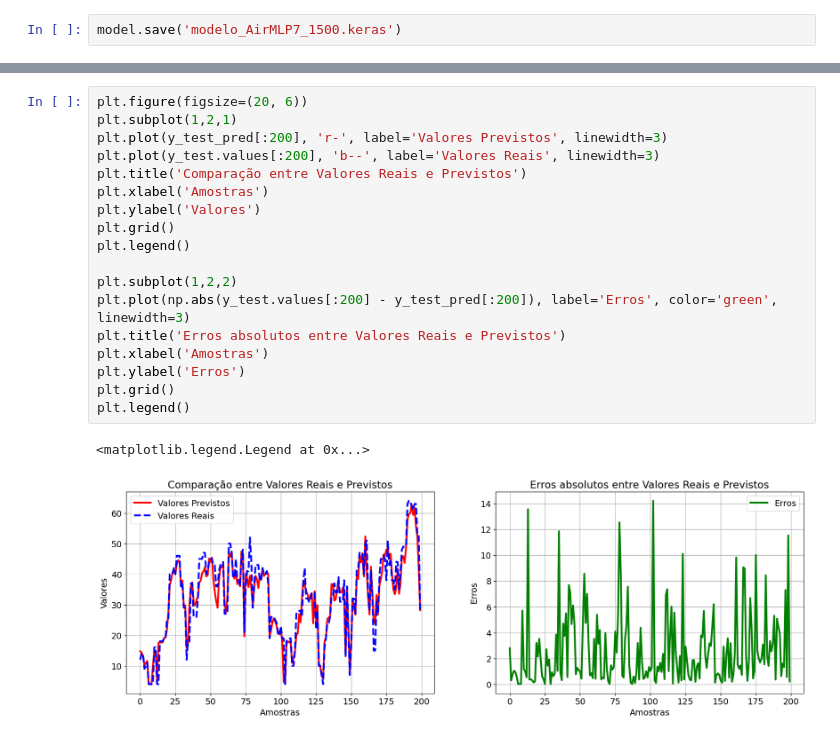
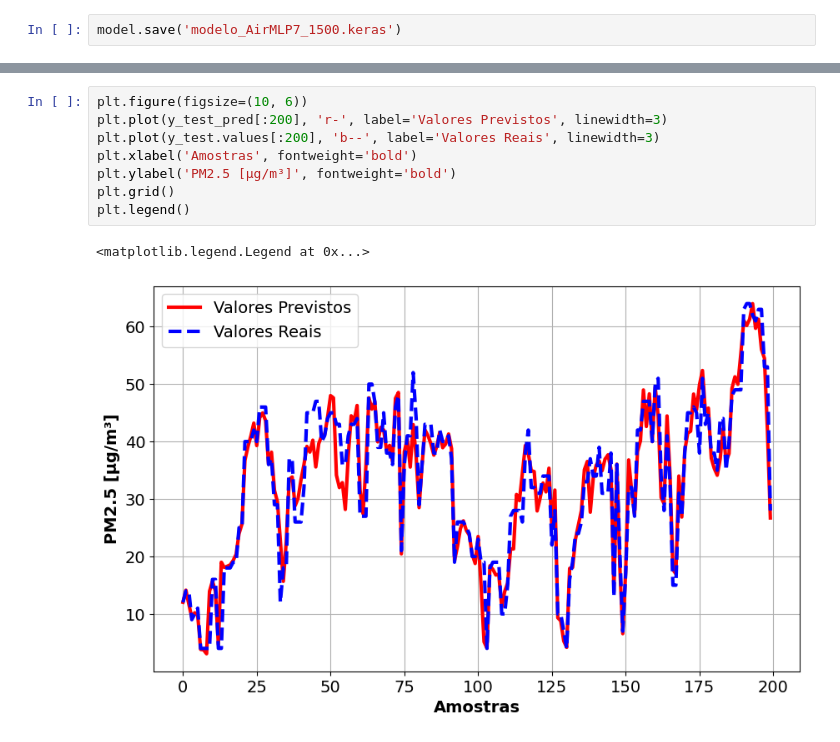
Before and after one commit to matheusloop/Processamento_Adaptativo_de_Sinais_2026.1, a Jupyter notebook: Implementacao/reproduçãoFiel.ipynb, the cells around one changed output, grey strips where cells are left out. Cells and saved outputs as stored; diff of their text form.

```diff
--- a/Implementacao/reproduçãoFiel.ipynb
+++ b/Implementacao/reproduçãoFiel.ipynb
@@ -206,24 +212,14 @@ plt.grid()
 # %%
-plt.figure(figsize=(20, 6))
-plt.subplot(1,2,1)
+plt.figure(figsize=(10, 6))
 plt.plot(y_test_pred[:200], 'r-', label='Valores Previstos', linewidth=3)
 plt.plot(y_test.values[:200], 'b--', label='Valores Reais', linewidth=3)
-plt.title('Comparação entre Valores Reais e Previstos')
-plt.xlabel('Amostras')
-plt.ylabel('Valores')
+plt.xlabel('Amostras', fontweight='bold')
+plt.ylabel('PM2.5 [μg/m³]', fontweight='bold')
 plt.grid()
 plt.legend()
-
-plt.subplot(1,2,2)
-plt.plot(np.abs(y_test.values[:200] - y_test_pred[:200]), label='Erros', color='green', linewidth=3)
-plt.title('Erros absolutos entre Valores Reais e Previstos')
-plt.xlabel('Amostras')
-plt.ylabel('Erros')
-plt.grid()
-plt.legend()
 # %% [output]
 <matplotlib.legend.Legend at 0x...>
-[figure, old version]
+[figure, new version]
 # %%
 # Scatter Plot
 plt.figure(figsize=(10, 6))
```
Also changed, not shown: parts of 7 cells of this notebook, 3 other files.
